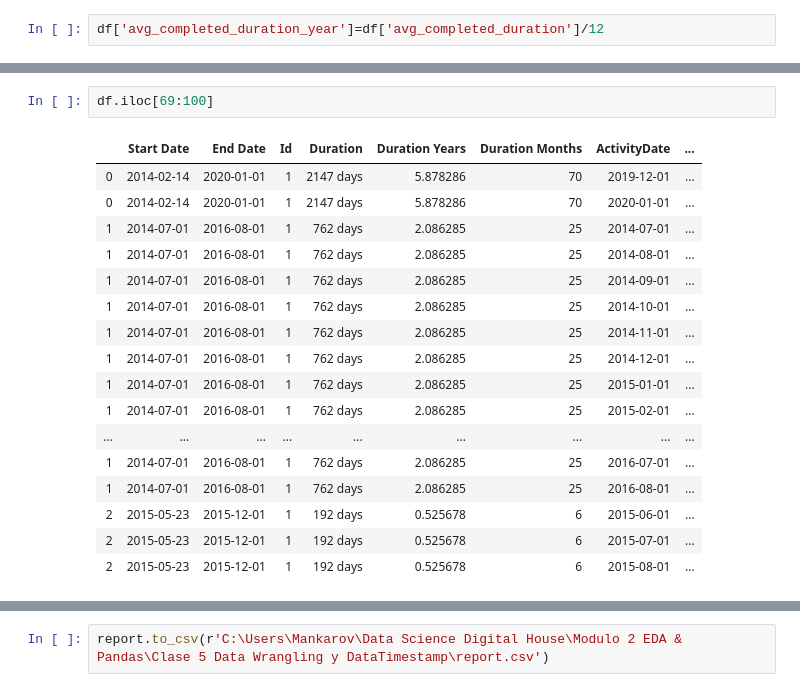
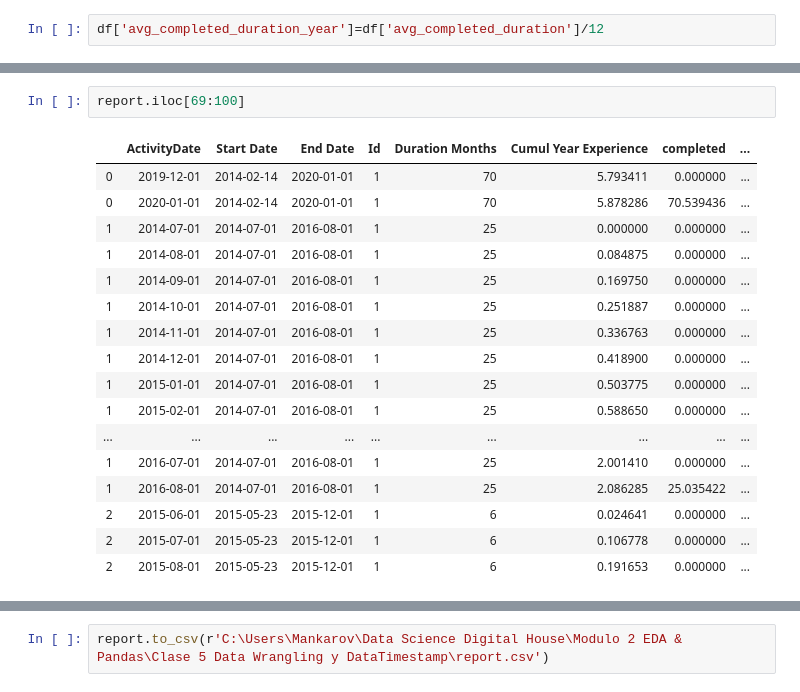
Before and after one commit to andemaral/exercise, a Jupyter notebook: Exercise Nick.ipynb, the cells around one changed output, grey strips where cells are left out. Drawn from its saved outputs; the diff is of its cells as text.

```diff
--- a/Exercise Nick.ipynb
+++ b/Exercise Nick.ipynb
@@ -146,22 +161,22 @@ Index(['ActivityDate', 'Start Date', 'End Date', 'Id', 'Duration Months',
 # %%
-df.iloc[69:100]
+report.iloc[69:100]
 # %% [output]
-|  | Start Date | End Date | Id | Duration | Duration Years | Duration Months | ActivityDate | ... |
-| 0 | 2014-02-14 | 2020-01-01 | 1 | 2147 days | 5.878286 | 70 | 2019-12-01 | ... |
-| 0 | 2014-02-14 | 2020-01-01 | 1 | 2147 days | 5.878286 | 70 | 2020-01-01 | ... |
-| 1 | 2014-07-01 | 2016-08-01 | 1 | 762 days | 2.086285 | 25 | 2014-07-01 | ... |
-| 1 | 2014-07-01 | 2016-08-01 | 1 | 762 days | 2.086285 | 25 | 2014-08-01 | ... |
-| 1 | 2014-07-01 | 2016-08-01 | 1 | 762 days | 2.086285 | 25 | 2014-09-01 | ... |
-| 1 | 2014-07-01 | 2016-08-01 | 1 | 762 days | 2.086285 | 25 | 2014-10-01 | ... |
-| 1 | 2014-07-01 | 2016-08-01 | 1 | 762 days | 2.086285 | 25 | 2014-11-01 | ... |
-| 1 | 2014-07-01 | 2016-08-01 | 1 | 762 days | 2.086285 | 25 | 2014-12-01 | ... |
-| 1 | 2014-07-01 | 2016-08-01 | 1 | 762 days | 2.086285 | 25 | 2015-01-01 | ... |
-| 1 | 2014-07-01 | 2016-08-01 | 1 | 762 days | 2.086285 | 25 | 2015-02-01 | ... |
+|  | ActivityDate | Start Date | End Date | Id | Duration Months | Cumul Year Experience | completed | ... |
+| 0 | 2019-12-01 | 2014-02-14 | 2020-01-01 | 1 | 70 | 5.793411 | 0.000000 | ... |
+| 0 | 2020-01-01 | 2014-02-14 | 2020-01-01 | 1 | 70 | 5.878286 | 70.539436 | ... |
+| 1 | 2014-07-01 | 2014-07-01 | 2016-08-01 | 1 | 25 | 0.000000 | 0.000000 | ... |
+| 1 | 2014-08-01 | 2014-07-01 | 2016-08-01 | 1 | 25 | 0.084875 | 0.000000 | ... |
+| 1 | 2014-09-01 | 2014-07-01 | 2016-08-01 | 1 | 25 | 0.169750 | 0.000000 | ... |
+| 1 | 2014-10-01 | 2014-07-01 | 2016-08-01 | 1 | 25 | 0.251887 | 0.000000 | ... |
+| 1 | 2014-11-01 | 2014-07-01 | 2016-08-01 | 1 | 25 | 0.336763 | 0.000000 | ... |
+| 1 | 2014-12-01 | 2014-07-01 | 2016-08-01 | 1 | 25 | 0.418900 | 0.000000 | ... |
+| 1 | 2015-01-01 | 2014-07-01 | 2016-08-01 | 1 | 25 | 0.503775 | 0.000000 | ... |
+| 1 | 2015-02-01 | 2014-07-01 | 2016-08-01 | 1 | 25 | 0.588650 | 0.000000 | ... |
 | ... | ... | ... | ... | ... | ... | ... | ... | ... |
-| 1 | 2014-07-01 | 2016-08-01 | 1 | 762 days | 2.086285 | 25 | 2016-07-01 | ... |
-| 1 | 2014-07-01 | 2016-08-01 | 1 | 762 days | 2.086285 | 25 | 2016-08-01 | ... |
-| 2 | 2015-05-23 | 2015-12-01 | 1 | 192 days | 0.525678 | 6 | 2015-06-01 | ... |
-| 2 | 2015-05-23 | 2015-12-01 | 1 | 192 days | 0.525678 | 6 | 2015-07-01 | ... |
-| 2 | 2015-05-23 | 2015-12-01 | 1 | 192 days | 0.525678 | 6 | 2015-08-01 | ... |
+| 1 | 2016-07-01 | 2014-07-01 | 2016-08-01 | 1 | 25 | 2.001410 | 0.000000 | ... |
+| 1 | 2016-08-01 | 2014-07-01 | 2016-08-01 | 1 | 25 | 2.086285 | 25.035422 | ... |
+| 2 | 2015-06-01 | 2015-05-23 | 2015-12-01 | 1 | 6 | 0.024641 | 0.000000 | ... |
+| 2 | 2015-07-01 | 2015-05-23 | 2015-12-01 | 1 | 6 | 0.106778 | 0.000000 | ... |
+| 2 | 2015-08-01 | 2015-05-23 | 2015-12-01 | 1 | 6 | 0.191653 | 0.000000 | ... |
 # %%
 report[['ActivityDate','Id','Cumul Year Experience','Avg Completed Duration']].iloc[69:100]
```
Also changed, not shown: parts of 3 cells of this notebook.
